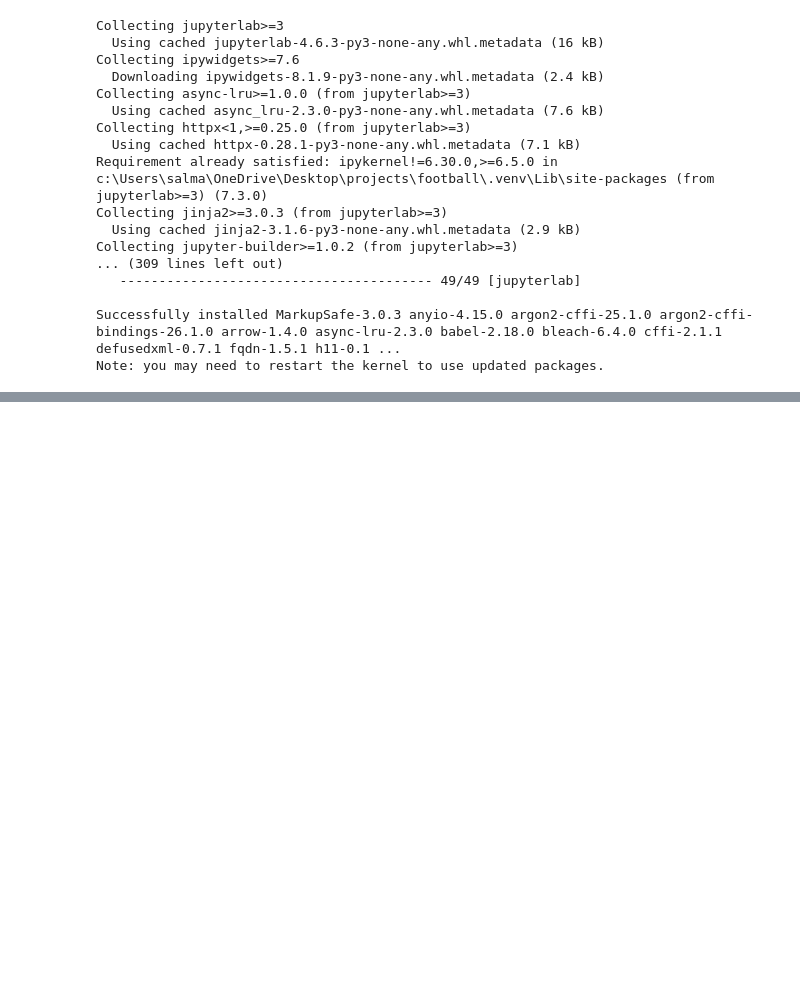
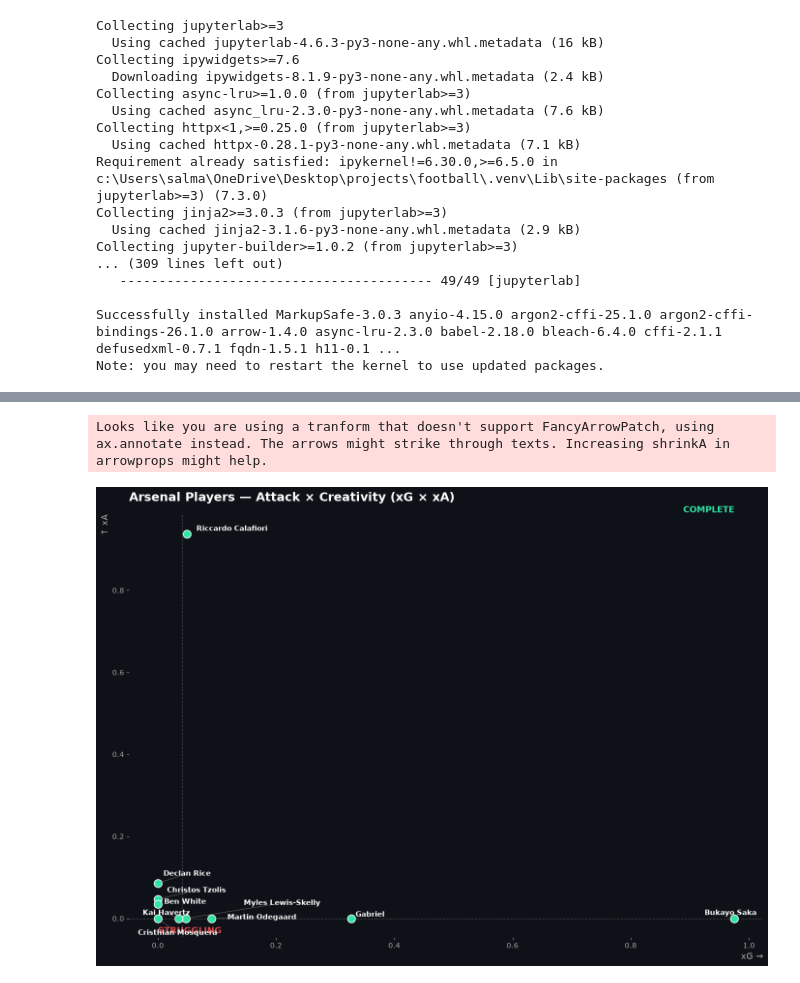
Before and after one commit to SalmaAllam8/football-data-visualization, a Jupyter notebook: Arsenal_undestats.ipynb, the cells around one changed output, grey strips where cells are left out. Saved outputs shown, nothing was run; the diff lists cells and outputs as text; code cells hidden in the pictures; blank space fills up the shorter version.

Commit message:
scatter plot

```diff
--- a/Arsenal_undestats.ipynb
+++ b/Arsenal_undestats.ipynb
@@ -855,0 +875,61 @@ ValueError: Mime type rendering requires nbformat>=4.2.0 but it is not installed
+# %%
+
+
+x_col, y_col = 'xG', 'xA'
+x_vals = top_10[x_col].values
+y_vals = top_10[y_col].values
+players = top_10['player'].values
+
+x_mid = np.median(x_vals)
+y_mid = np.median(y_vals)
+
+# --- Bigger figure ---
+fig, ax = plt.subplots(figsize=(14, 10), facecolor="#0e1117")
+ax.set_facecolor("#0e1117")
+
+# --- Scatter points ---
+ax.scatter(x_vals, y_vals, s=140, color="#2ee6a6", edgecolors="white",
+           linewidths=1.2, zorder=3)
+
+# --- Create text objects (no manual offset yet — adjustText will position them) ---
+texts = []
+for xi, yi, name in zip(x_vals, y_vals, players):
+    texts.append(
+        ax.text(xi, yi, name, fontsize=11, color="white", fontweight="bold", zorder=4)
+    )
+
+# --- Auto-adjust labels to avoid overlap, with connecting lines to their point ---
+adjust_text(
+    texts,
+    ax=ax,
+    arrowprops=dict(arrowstyle="-", color="#888888", lw=0.8, alpha=0.7),
+    expand_points=(1.5, 1.5),
+    force_text=(0.5, 0.7),
+)
+
+# --- Quadrant divider lines ---
+ax.axvline(x_mid, color="white", linestyle="--", alpha=0.25, linewidth=1)
+ax.axhline(y_mid, color="white", linestyle="--", alpha=0.25, linewidth=1)
+
+# --- Quadrant labels ---
+ax.text(max(x_vals), max(y_vals)*1.05, "COMPLETE", color="#2ee6a6",
+        fontsize=13, fontweight="bold", ha="right", va="bottom")
+ax.text(min(x_vals), min(y_vals)*0.9 - 0.02, "STRUGGLING", color="#e04b4b",
+        fontsize=13, fontweight="bold", ha="left", va="top")
+
+# --- Axis labels ---
+ax.set_xlabel("xG →", color="#aaaaaa", fontsize=13, loc="right")
+ax.set_ylabel("↑ xA", color="#aaaaaa", fontsize=13, loc="top")
+
+# --- Styling ---
+for spine in ax.spines.values():
+    spine.set_visible(False)
+ax.tick_params(colors="#aaaaaa", labelsize=11)
+ax.set_title("Arsenal Players — Attack × Creativity (xG × xA)",
+             color="white", fontsize=18, fontweight="bold", loc="left", pad=20)
+
+plt.tight_layout()
+plt.show()
+# %% [output]
+Looks like you are using a tranform that doesn't support FancyArrowPatch, using ax.annotate instead. The arrows might strike through texts. Increasing shrinkA in arrowprops might help.
+[figure, added]
```
Also changed, not shown: parts of 4 cells of this notebook, 1 other file.
